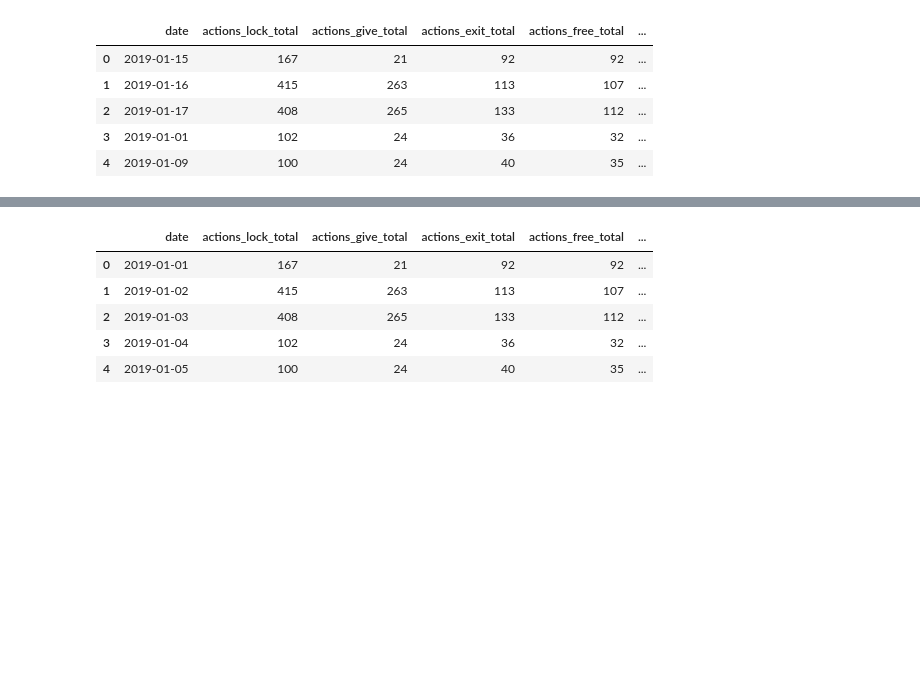
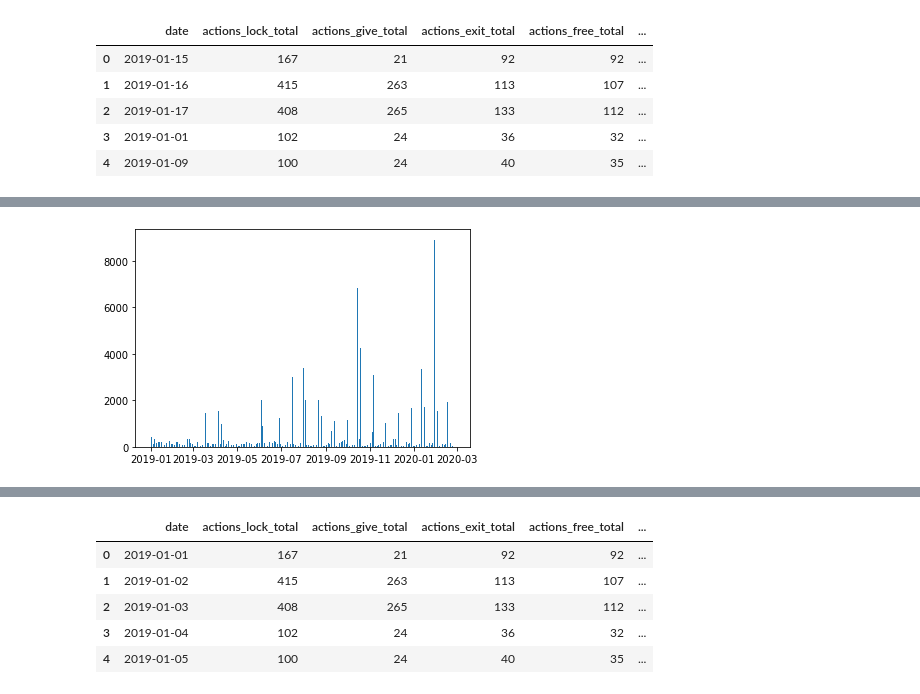
Before and after one commit to masonnystrom/LS_Build_Week_Unit_1, a Jupyter notebook: Maker_CDP_Data_Exploration.ipynb, the cells around one changed output, grey strips where cells are left out. Saved outputs shown, nothing was run; the diff lists cells and outputs as text; code cells hidden in the pictures; blank space fills up the shorter version.

```diff
--- a/Maker_CDP_Data_Exploration.ipynb
+++ b/Maker_CDP_Data_Exploration.ipynb
@@ -96,0 +142,5 @@ print(maker_vaults['actions_lock_total'].sum())
+# %%
+# lock more specifically
+plt.bar(maker_vaults['date'],maker_vaults['actions_lock_total'], width=0.5);
+# %% [output]
+[figure, added]
```
Also changed, not shown: parts of 45 cells of this notebook.
